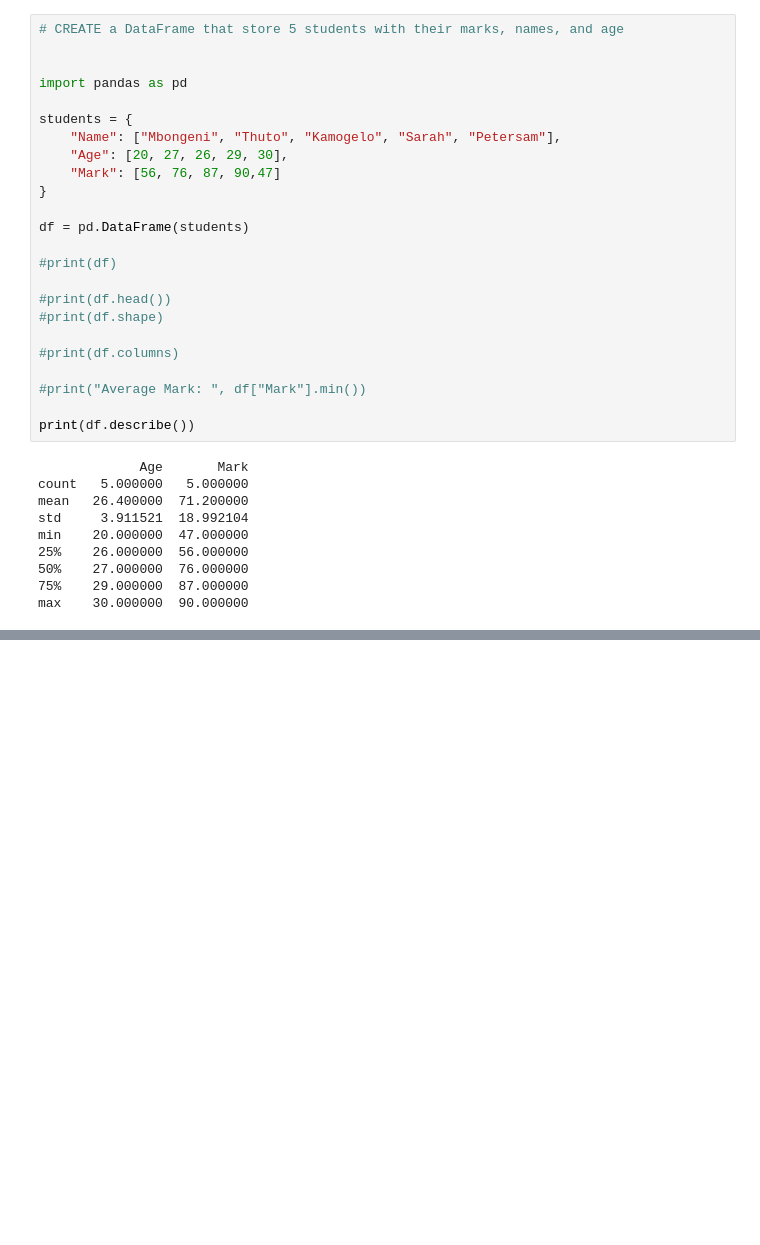
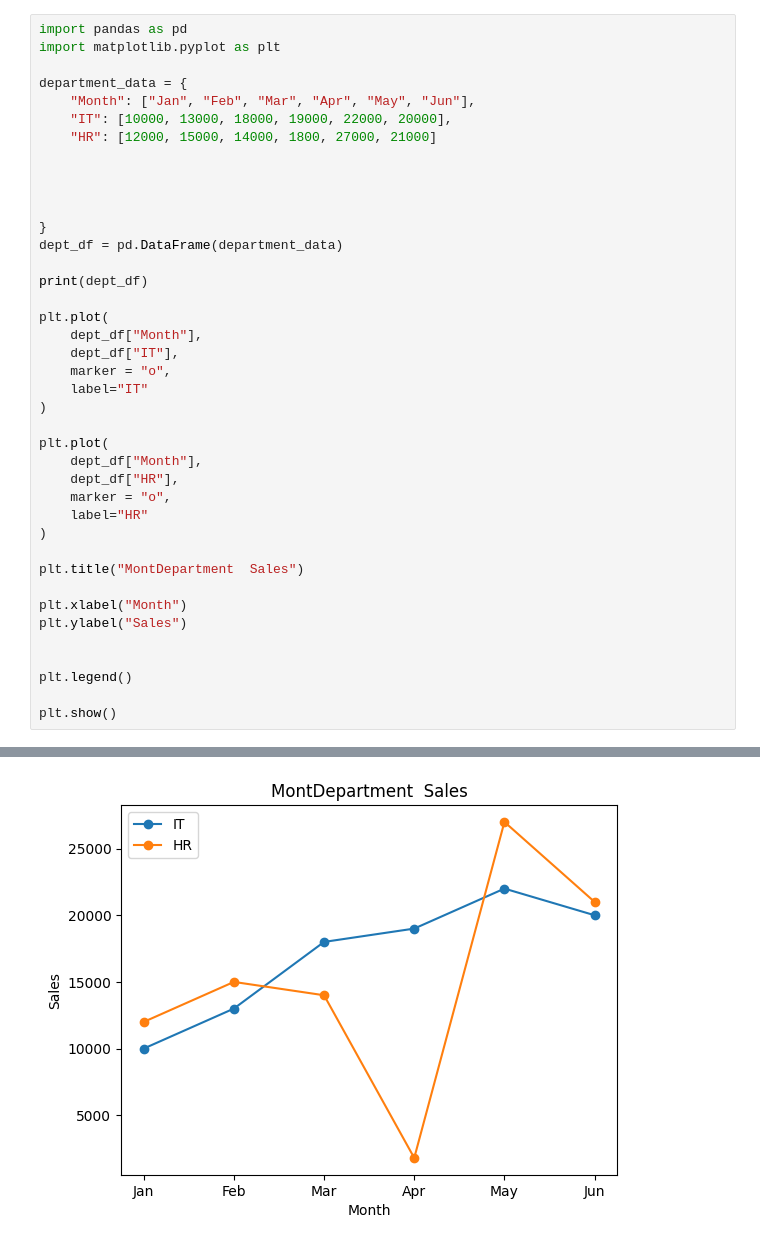
Before and after one commit to MbongeniMQ7/API-INTERGRATION, a Jupyter notebook: Tutorial4.ipynb, the cells around one changed output, grey strips where cells are left out. Saved outputs shown, nothing was run; the diff lists cells and outputs as text; blank space fills up the shorter version.

```diff
--- a/Tutorial4.ipynb
+++ b/Tutorial4.ipynb
@@ -1,36 +1,43 @@
 # %% [markdown]
 <a href="https://colab.research.google.com/github/MbongeniMQ7/API-INTERGRATION/blob/main/Tutorial4.ipynb" target="_parent"><img src="https://colab.research.google.com/assets/colab-badge.svg" alt="Open In Colab"/></a>
-# %%
-# CREATE a DataFrame that store 5 students with their marks, names, and age
-
-
-import pandas as pd
-
-students = {
-    "Name": ["Mbongeni", "Thuto", "Kamogelo", "Sarah", "Petersam"],
-    "Age": [20, 27, 26, 29, 30],
-    "Mark": [56, 76, 87, 90,47]
-}
-
-df = pd.DataFrame(students)
-
-#print(df)
-
-#print(df.head())
-#print(df.shape)
-
-#print(df.columns)
-
-#print("Average Mark: ", df["Mark"].min())
-
-print(df.describe())
-# %% [output]
-             Age       Mark
-count   5.000000   5.000000
-mean   26.400000  71.200000
-std     3.911521  18.992104
-min    20.000000  47.000000
-25%    26.000000  56.000000
-50%    27.000000  76.000000
-75%    29.000000  87.000000
-max    30.000000  90.000000
+# %%
+import pandas as pd
+import matplotlib.pyplot as plt
+
+department_data = {
+    "Month": ["Jan", "Feb", "Mar", "Apr", "May", "Jun"],
+    "IT": [10000, 13000, 18000, 19000, 22000, 20000],
+    "HR": [12000, 15000, 14000, 1800, 27000, 21000]
+
+
+
+
+}
+dept_df = pd.DataFrame(department_data)
+
+print(dept_df)
+
+plt.plot(
+    dept_df["Month"],
+    dept_df["IT"],
+    marker = "o",
+    label="IT"
+)
+
+plt.plot(
+    dept_df["Month"],
+    dept_df["HR"],
+    marker = "o",
+    label="HR"
+)
+
+plt.title("MontDepartment  Sales")
+
+plt.xlabel("Month")
+plt.ylabel("Sales")
+
+
+plt.legend()
+
+plt.show()
+# %% [output]
@@ -36,0 +51 @@ max    30.000000  90.000000
+[figure, added]
```
Also changed, not shown: parts of 1 cell of this notebook.
